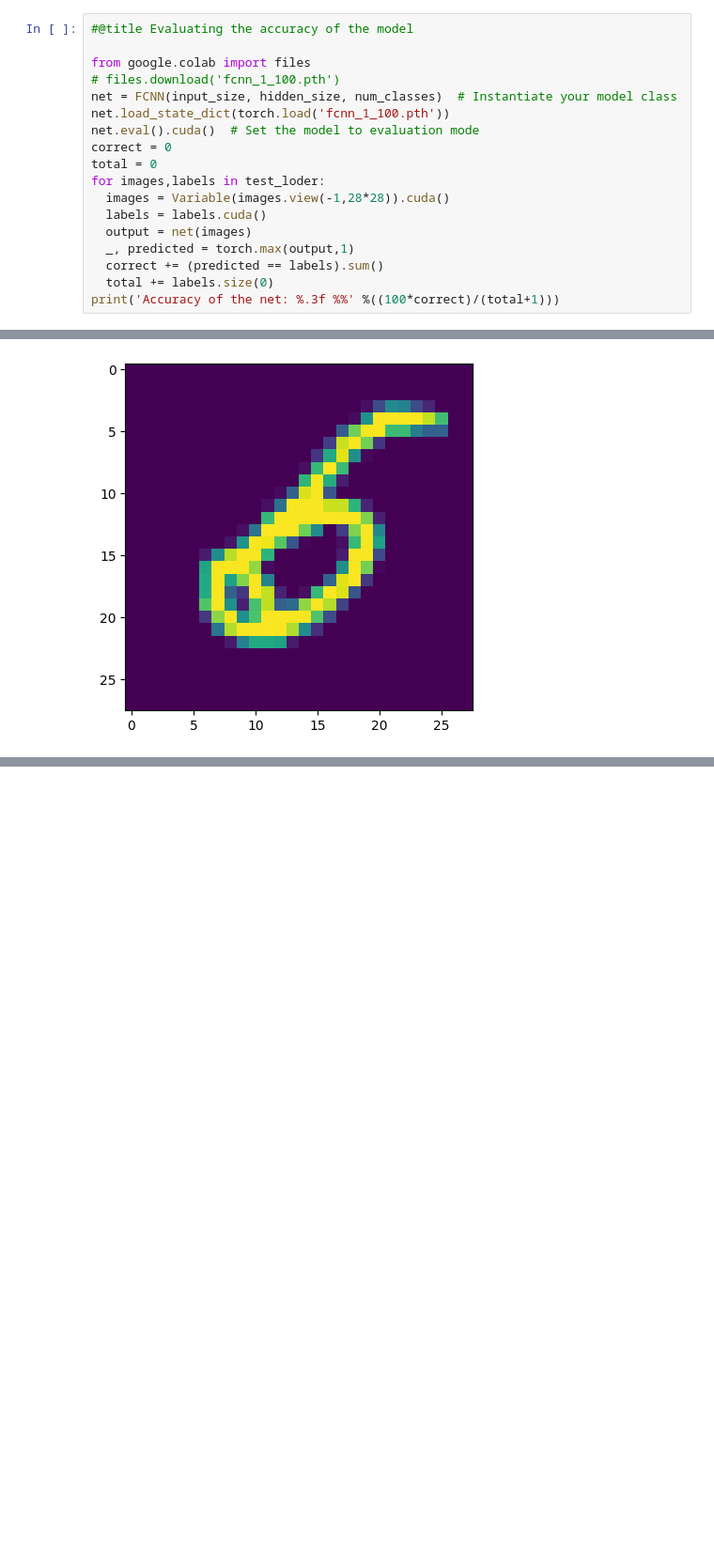
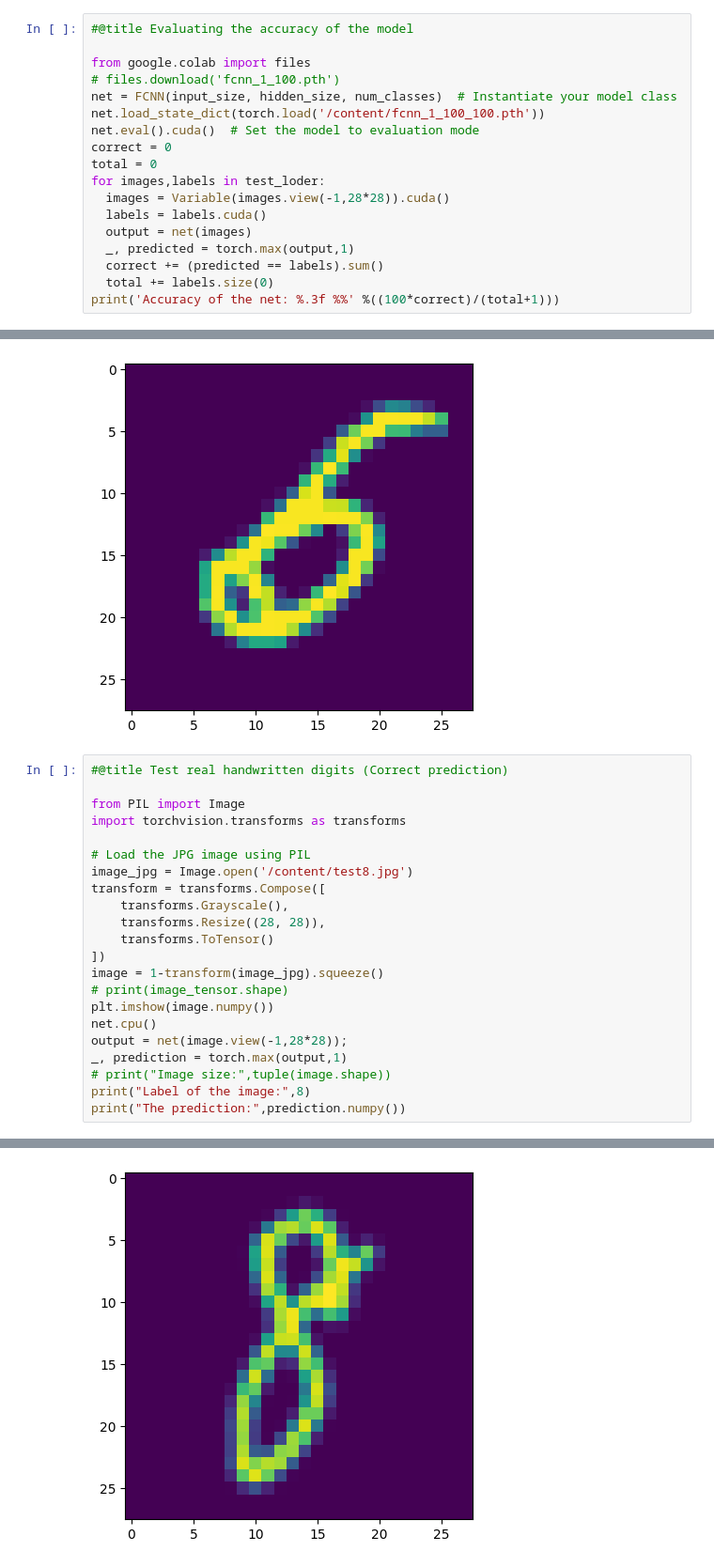
Before and after one commit to JianpanHuang/HKU_DRAD6213, a Jupyter notebook: Lecture4/4_digit_recog_mnist.ipynb, the cells around one changed output, grey strips where cells are left out. Shown at 94% size. Saved outputs shown, nothing was run; the diff lists cells and outputs as text; blank space fills up the shorter version.

```diff
--- a/Lecture4/4_digit_recog_mnist.ipynb
+++ b/Lecture4/4_digit_recog_mnist.ipynb
@@ -162,7 +194,7 @@ torch.save(net.state_dict(), 'fcnn_1_100.pth')
 from google.colab import files
 # files.download('fcnn_1_100.pth')
 net = FCNN(input_size, hidden_size, num_classes)  # Instantiate your model class
-net.load_state_dict(torch.load('fcnn_1_100.pth'))
+net.load_state_dict(torch.load('/content/fcnn_1_100_100.pth'))
 net.eval().cuda()  # Set the model to evaluation mode
 correct = 0
 total = 0
@@ -248,3 +280,26 @@ print("The prediction:",prediction.numpy())
 Label of the image: 5
 The prediction: [6]
 [figure]
+# %%
+#@title Test real handwritten digits (Correct prediction)
+
+from PIL import Image
+import torchvision.transforms as transforms
+
+# Load the JPG image using PIL
+image_jpg = Image.open('/content/test8.jpg')
+transform = transforms.Compose([
+    transforms.Grayscale(),
+    transforms.Resize((28, 28)),
+    transforms.ToTensor()
+])
+image = 1-transform(image_jpg).squeeze()
+# print(image_tensor.shape)
+plt.imshow(image.numpy())
+net.cpu()
+output = net(image.view(-1,28*28));
+_, prediction = torch.max(output,1)
+# print("Image size:",tuple(image.shape))
+print("Label of the image:",8)
+print("The prediction:",prediction.numpy())
+# %% [output]
@@ -250,0 +308 @@ The prediction: [6]
+[figure, added]
```
Also changed, not shown: parts of 9 cells of this notebook.
